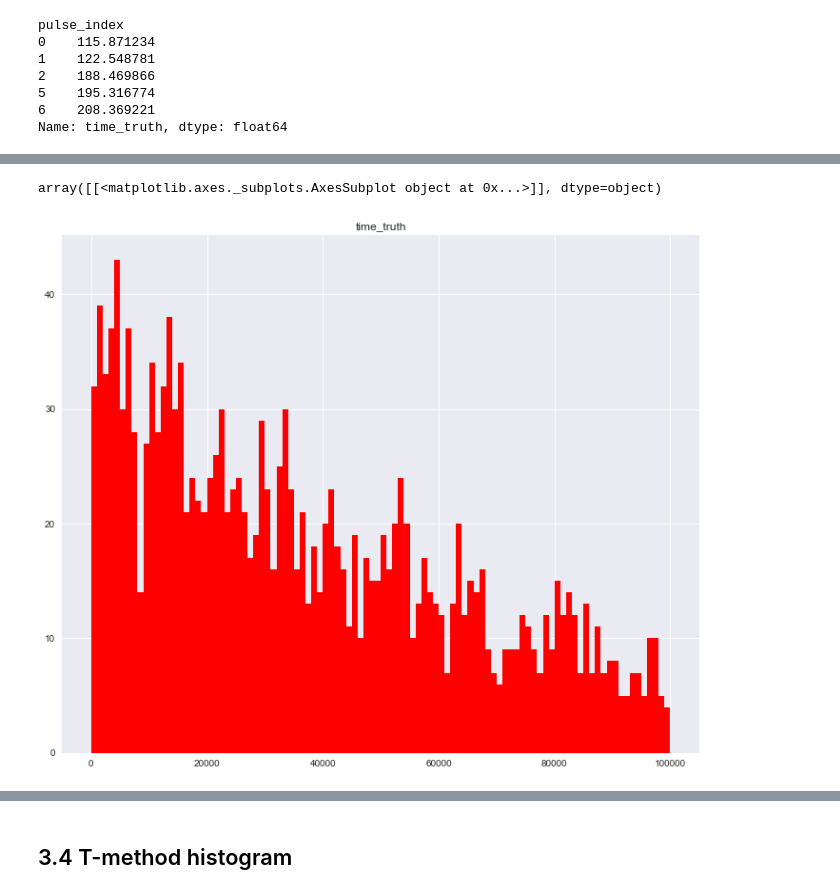
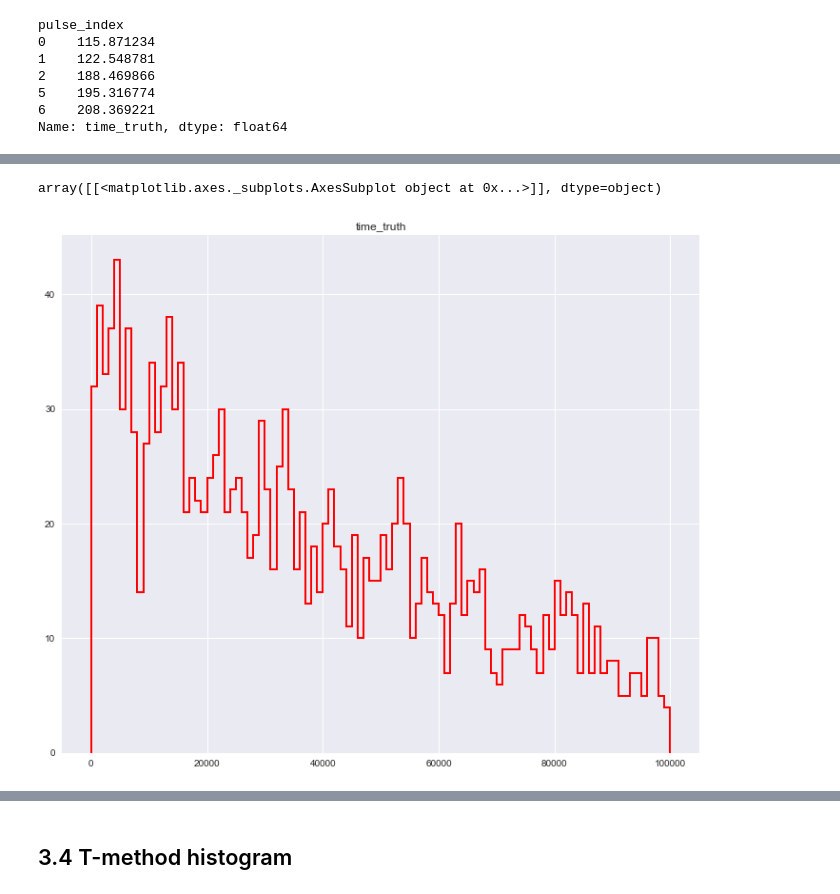
Before and after one commit to kimsiang/MuonG2, a Jupyter notebook: pileup/PileupStudy.ipynb, the cells around one changed output, grey strips where cells are left out. Saved outputs shown, nothing was run; the diff lists cells and outputs as text; code cells hidden in the pictures.

```diff
--- a/pileup/PileupStudy.ipynb
+++ b/pileup/PileupStudy.ipynb
@@ -299,7 +299,7 @@ time_pileup.hist(bins=100,range=[0,100000],color='blue')
 # %%
-calo00.hist('time_truth',bins=100,range=[0,100000],color='red')
+calo00.hist('time_truth',bins=100,range=[0,100000],color='red',histtype='step', lw=2)
 # %% [output]
 array([[<matplotlib.axes._subplots.AxesSubplot object at 0x...>]], dtype=object)
-[figure, old version]
+[figure, new version]
 # %%
 fig, ax = plt.subplots()
```
Also changed, not shown: parts of 9 cells of this notebook.
